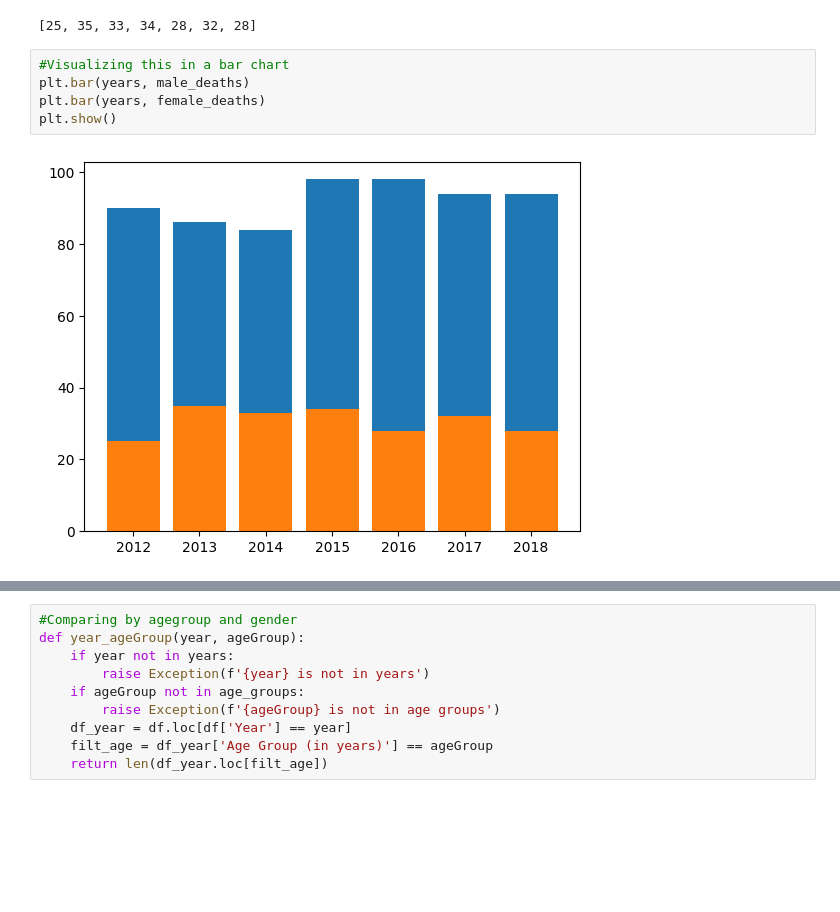
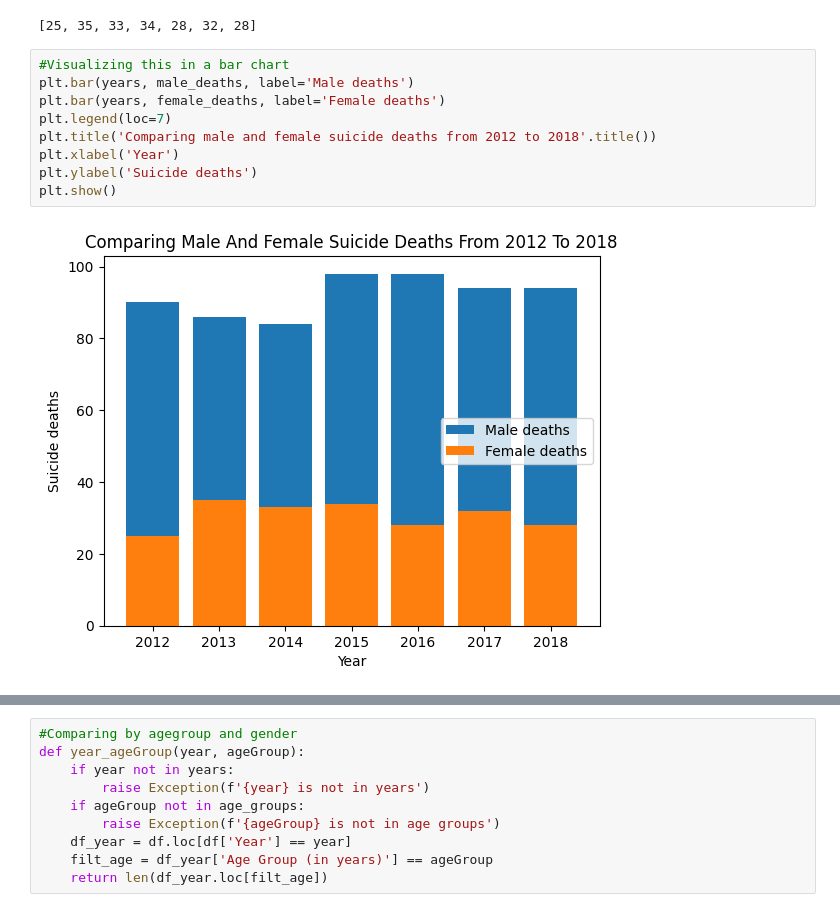
Before and after one commit to EhirimChiedozie/DataAnalysis-, a Jupyter notebook: analyse.ipynb, the cells around one changed output, grey strips where cells are left out. Cells and saved outputs as stored; diff of their text form; blank space fills up the shorter version.

```diff
--- a/analyse.ipynb
+++ b/analyse.ipynb
@@ -124,10 +124,14 @@ female_deaths
 [25, 35, 33, 34, 28, 32, 28]
 # %%
 #Visualizing this in a bar chart
-plt.bar(years, male_deaths)
-plt.bar(years, female_deaths)
+plt.bar(years, male_deaths, label='Male deaths')
+plt.bar(years, female_deaths, label='Female deaths')
+plt.legend(loc=7)
+plt.title('Comparing male and female suicide deaths from 2012 to 2018'.title())
+plt.xlabel('Year')
+plt.ylabel('Suicide deaths')
 plt.show()
 # %% [output]
-[figure, old version]
+[figure, new version]
 # %%
 #Visualizing this in a plot
```
Also changed, not shown: parts of 2 cells of this notebook.
